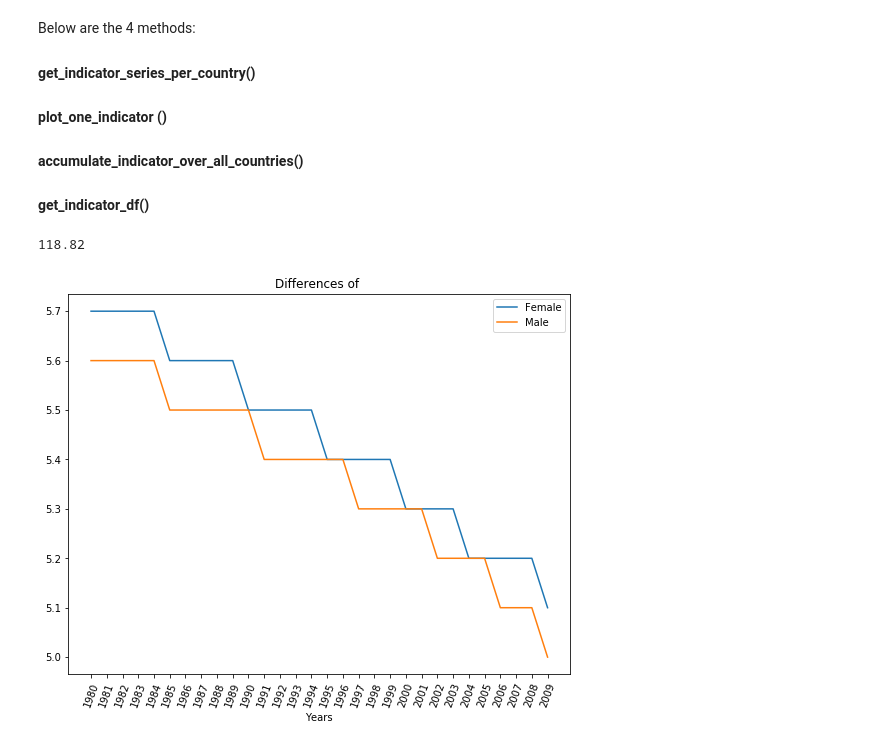
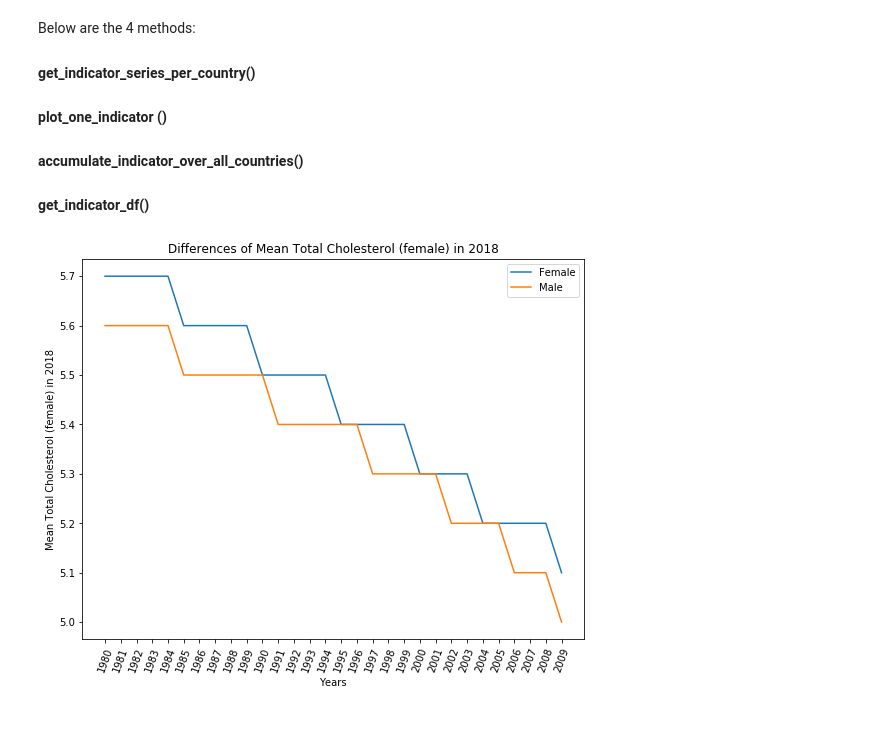
Before and after one commit to lenlehm/Opportunity-Insights, a Jupyter notebook: Countries Analysis.ipynb, the cells around one changed output. Saved outputs shown, nothing was run; the diff lists cells and outputs as text; code cells hidden in the pictures.

```diff
--- a/Countries Analysis.ipynb
+++ b/Countries Analysis.ipynb
@@ -666,10 +664,14 @@ df = pd.read_csv(filePath)
 # stdX = (data - data.mean()) / data.std()
 # normX = (data - data.min(axis=0)) / (data.max(axis=0) - data.min(axis=0))
 
+if 'Unnamed: 0.1' in df.columns:
+    df.drop('Unnamed: 0', axis=1, inplace =True)
+
 #df.head(5) # df.info()
 df = df.rename(columns={df.columns[0]: 'Indicator'})
 df.index = df[df.columns[0]]
 df.drop(df.columns[0], axis=1, inplace=True)
+
 # standardize the values for the clustering
 X = StandardScaler().fit_transform(df)
 
@@ -863,13 +895,14 @@ Hence, the standard American diet is definitely not recommendable, however Norwa
 # %% [markdown]
 Now let's focus on the nutritional part of it. For the sake of simplicity and readability, I will only focus my analysis on Germany, Norway and United States. As you have seen in the life expectancy and HDI plots, Norway and Germany are both superior in both indices for the last couple years. Thus, it is fair to compare apples with apples. <br />
 # %%
+## get the range of the indicator variables for the nation
 cardio, years1 = get_indicator_series_per_country("United States", "Cardiovascular", plot=False)
 blood, years9 = get_indicator_series_per_country("United States", "blood pressure (male)", plot=False)
 life, years2 = get_indicator_series_per_country("United States", "Life Expectancy", plot=False)
 eggs, years3 = get_indicator_series_per_country("United States", "egg", plot=False)
 milk, years8 = get_indicator_series_per_country("United States", "milk consumption", plot=False)
 meat, years4 = get_indicator_series_per_country("United States", "total Meat", plot=False)
-fish, years5 = get_indicator_series_per_country("United States", "seafood", plot=False)
+fish, years5 = get_indicator_series_per_country("United States", "fish", plot=False)
 vege, years6 = get_indicator_series_per_country("United States", "vegetable", plot=False)
 fruit, years7 = get_indicator_series_per_country("United States", "fruit", plot=False)
 
@@ -878,12 +911,19 @@ common_years = set(years1) & set(years2) & set(years3) & set(years4) & set(years
 end = int(years1.index(max(common_years))) + 1
 start = int(years1.index(min(common_years)))
 
+## combine all of them to a list element of np.ndarrays
 vals = [cardio[start:end], blood[start:end], life[start:end], eggs[start:end], milk[start:end], meat[start:end], fish[start:end], fruit[start:end], vege[start:end]]
 labels = [ "Cardiovascular disease", "Blood Pressure (male)", "Life Expectancy", "Egg Consumption [kg]", "Milk consumption [kg]", "Meat Consumption [kg]", "Fish Consumption [kg]", "Fruit Consumption [kg]", "Vegetable Consumption [kg]" ]
 
+## convert it to a dataframe
 data = dict(zip(labels, vals))
 data.update({'Years': sorted(list(common_years))})
 USA_df = pd.DataFrame(data=data)
+
+## make years as index
+USA_df.index = USA_df['Years']
+USA_df.drop('Years', axis=1, inplace=True)
+
 #USA_df.plot(x='Years', y='Egg Consumption [kg]')
 USA_df
 # %% [output]
@@ -1430,10 +1414,6 @@ def get_indicator_df(indicator):
     ## get the corresponding values to it
     indicator_df = df[start : end + 1]
     return indicator_df
-# %%
-df["United States"]["Total Meat Consumption per capita [kg] in 2010"]
-# %% [output]
-118.82
 # %%
 def plot_multiple_charts(years, values, labels=None, title=None):
     '''
@@ -1469,9 +1449,9 @@ def plot_multiple_charts(years, values, labels=None, title=None):
 # %%
 values, years = get_indicator_series_per_country("United States", "Mean Total Cholesterol (female)", plot=False)
 val2, years = get_indicator_series_per_country("United States", "Mean Total Cholesterol (male)", plot=False)
 
 vals = [values, val2]
 labels = ["Female", "Male"]
-plot_multiple_charts(years, vals, labels=labels, words="Mean Total Cholesterol (female) in 2018")
+plot_multiple_charts(years, vals, labels=labels, title="Mean Total Cholesterol (female) in 2018")
 # %% [output]
-[figure, old version]
+[figure, new version]
```
Also changed, not shown: parts of 37 cells of this notebook, 1 other file.
